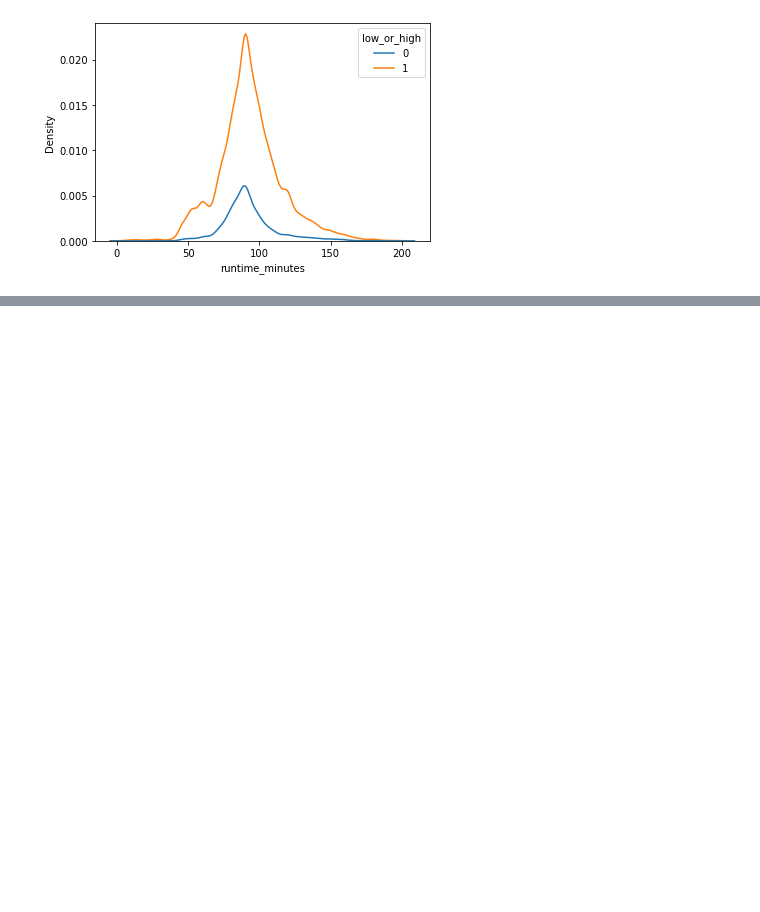
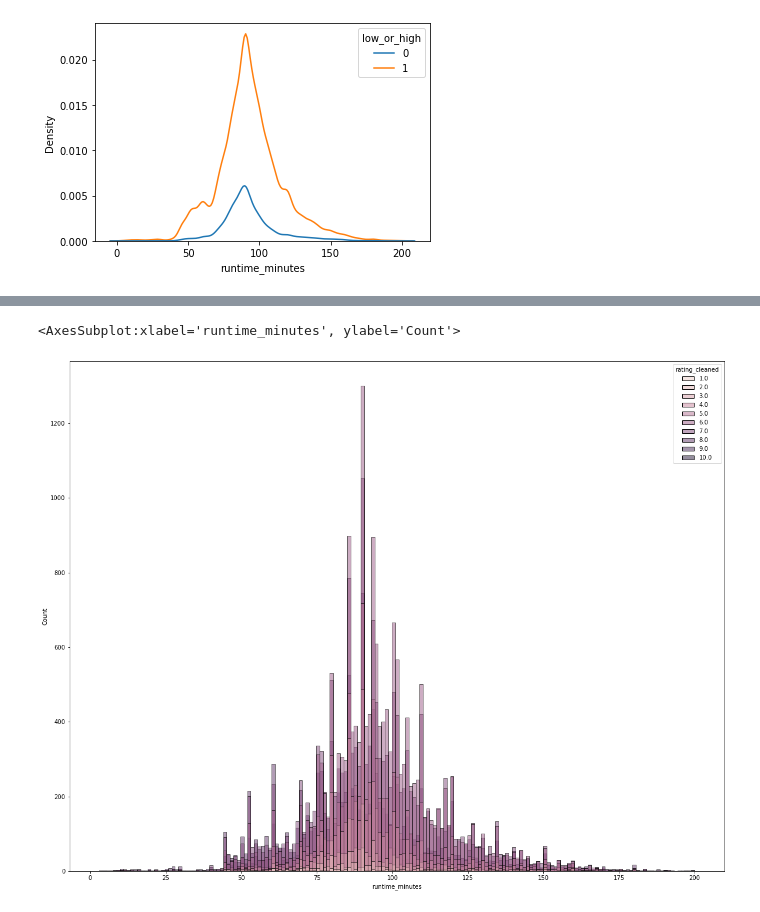
Before and after one commit to learn-co-curriculum/dsc-phase-2-project-v3, a Jupyter notebook: eda_kip.ipynb, the cells around one changed output, grey strips where cells are left out. Cells and saved outputs as stored; diff of their text form; code cells hidden in the pictures; blank space fills up the shorter version.

```diff
--- a/eda_kip.ipynb
+++ b/eda_kip.ipynb
@@ -1300,0 +1384,7 @@ sns.kdeplot(data=df_test_dropped, x='runtime_minutes', hue='low_or_high')
+# %%
+# make the graph above larger
+plt.figure(figsize=(20,16))
+sns.histplot(data=df_test_dropped, x='runtime_minutes', hue='rating_cleaned')
+# %% [output]
+<AxesSubplot:xlabel='runtime_minutes', ylabel='Count'>
+[figure, added]
```
Also changed, not shown: parts of 40 cells of this notebook.
